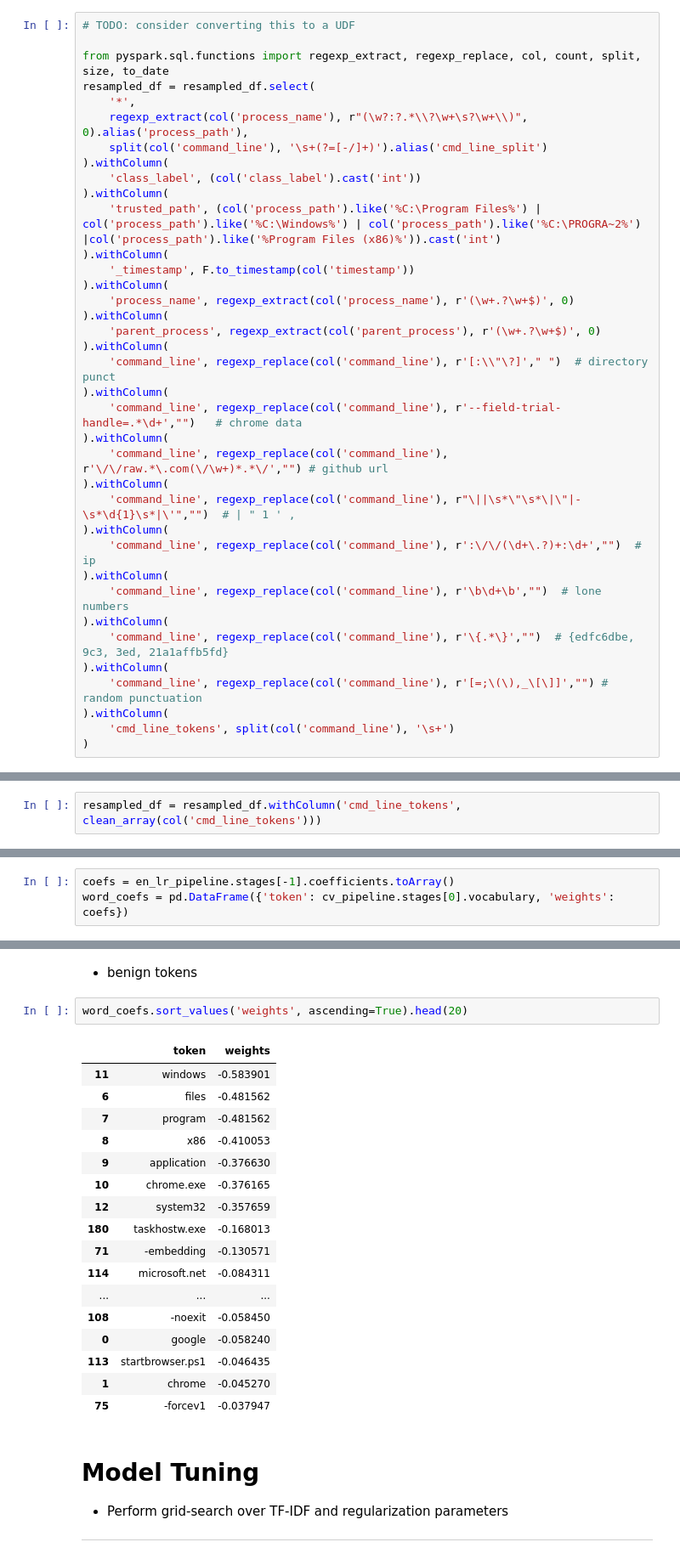
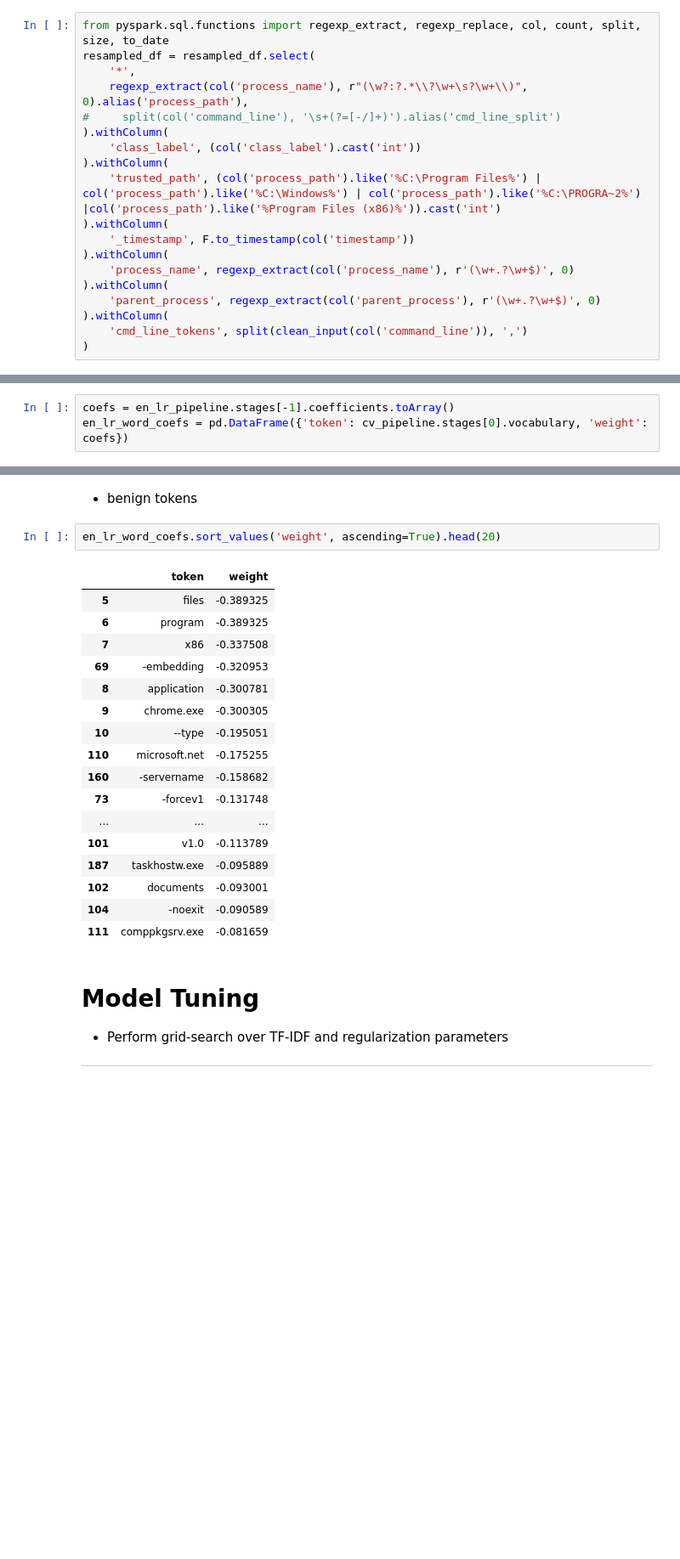
Before and after one commit to asoa/Windows-Process-Classifier, a Jupyter notebook: process_logs.ipynb, the cells around one changed output, grey strips where cells are left out. Shown: that part at 85% size. Cells and saved outputs as stored; diff of their text form; blank space fills up the shorter version.

```diff
--- a/process_logs.ipynb
+++ b/process_logs.ipynb
@@ -126,11 +138,9 @@ DataFrame[timestamp: timestamp, hostname: string, kernel: string, host_platform:
 # %%
-# TODO: consider converting this to a UDF
-
 from pyspark.sql.functions import regexp_extract, regexp_replace, col, count, split, size, to_date
 resampled_df = resampled_df.select(
     '*',
     regexp_extract(col('process_name'), r"(\w?:?.*\\?\w+\s?\w+\\)", 0).alias('process_path'),
-    split(col('command_line'), '\s+(?=[-/]+)').alias('cmd_line_split')
+#     split(col('command_line'), '\s+(?=[-/]+)').alias('cmd_line_split')
 ).withColumn(
     'class_label', (col('class_label').cast('int'))
 ).withColumn(
@@ -142,23 +152,7 @@ resampled_df = resampled_df.select(
 ).withColumn(
     'parent_process', regexp_extract(col('parent_process'), r'(\w+.?\w+$)', 0)
 ).withColumn(
-    'command_line', regexp_replace(col('command_line'), r'[:\\"\?]'," ")  # directory punct
-).withColumn(
-    'command_line', regexp_replace(col('command_line'), r'--field-trial-handle=.*\d+',"")   # chrome data
-).withColumn(
-    'command_line', regexp_replace(col('command_line'), r'\/\/raw.*\.com(\/\w+)*.*\/',"") # github url
-).withColumn(
-    'command_line', regexp_replace(col('command_line'), r"\||\s*\"\s*\|\"|-\s*\d{1}\s*|\'","")  # | " 1 ' ,
-).withColumn(
-    'command_line', regexp_replace(col('command_line'), r':\/\/(\d+\.?)+:\d+',"")  # ip
-).withColumn(
-    'command_line', regexp_replace(col('command_line'), r'\b\d+\b',"")  # lone numbers
-).withColumn(
-    'command_line', regexp_replace(col('command_line'), r'\{.*\}',"")  # {edfc6dbe, 9c3, 3ed, 21a1affb5fd}
-).withColumn(
-    'command_line', regexp_replace(col('command_line'), r'[=;\(\),_\[\]]',"") # random punctuation
-).withColumn(
-    'cmd_line_tokens', split(col('command_line'), '\s+')
+    'cmd_line_tokens', split(clean_input(col('command_line')), ',')
 )
 # %% [markdown]
 ### Cleaned command line tokens
@@ -170,5 +159,3 @@ def clean_array(l):
-# %%
-resampled_df = resampled_df.withColumn('cmd_line_tokens', clean_array(col('cmd_line_tokens')))
 # %%
 resampled_df.select('cmd_line_tokens').sample(.10).show(5, False)
 # %% [output]
@@ -339,6 +326,6 @@ en_lr_pipeline = en_lr_estimator.fit(training_df)
 ### Re-examine the coefficients of the model to determine how well it learned the weights for the tokens
 # %%
 coefs = en_lr_pipeline.stages[-1].coefficients.toArray()
-word_coefs = pd.DataFrame({'token': cv_pipeline.stages[0].vocabulary, 'weights': coefs})
+en_lr_word_coefs = pd.DataFrame({'token': cv_pipeline.stages[0].vocabulary, 'weight': coefs})
 # %% [markdown]
 + malicious tokens
@@ -365,25 +356,25 @@ word_coefs.sort_values('weights', ascending=False).head(20)
 # %% [markdown]
 + benign tokens
 # %%
-word_coefs.sort_values('weights', ascending=True).head(20)
+en_lr_word_coefs.sort_values('weight', ascending=True).head(20)
 # %% [output]
-|  | token | weights |
-| 11 | windows | -0.583901 |
-| 6 | files | -0.481562 |
-| 7 | program | -0.481562 |
-| 8 | x86 | -0.410053 |
-| 9 | application | -0.376630 |
-| 10 | chrome.exe | -0.376165 |
-| 12 | system32 | -0.357659 |
-| 180 | taskhostw.exe | -0.168013 |
-| 71 | -embedding | -0.130571 |
-| 114 | microsoft.net | -0.084311 |
+|  | token | weight |
+| 5 | files | -0.389325 |
+| 6 | program | -0.389325 |
+| 7 | x86 | -0.337508 |
+| 69 | -embedding | -0.320953 |
+| 8 | application | -0.300781 |
+| 9 | chrome.exe | -0.300305 |
+| 10 | --type | -0.195051 |
+| 110 | microsoft.net | -0.175255 |
+| 160 | -servername | -0.158682 |
+| 73 | -forcev1 | -0.131748 |
 | ... | ... | ... |
-| 108 | -noexit | -0.058450 |
-| 0 | google | -0.058240 |
-| 113 | startbrowser.ps1 | -0.046435 |
-| 1 | chrome | -0.045270 |
-| 75 | -forcev1 | -0.037947 |
+| 101 | v1.0 | -0.113789 |
+| 187 | taskhostw.exe | -0.095889 |
+| 102 | documents | -0.093001 |
+| 104 | -noexit | -0.090589 |
+| 111 | comppkgsrv.exe | -0.081659 |
 # %% [markdown]
 # Model Tuning
 
```
Also changed, not shown: parts of 28 cells of this notebook, 2 other files.
